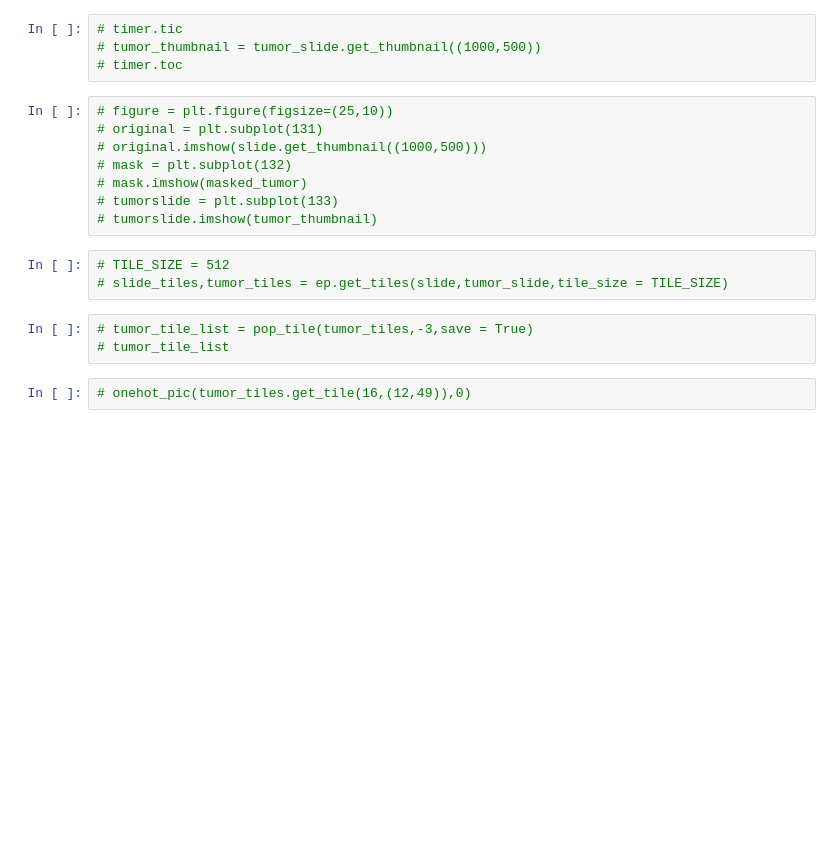
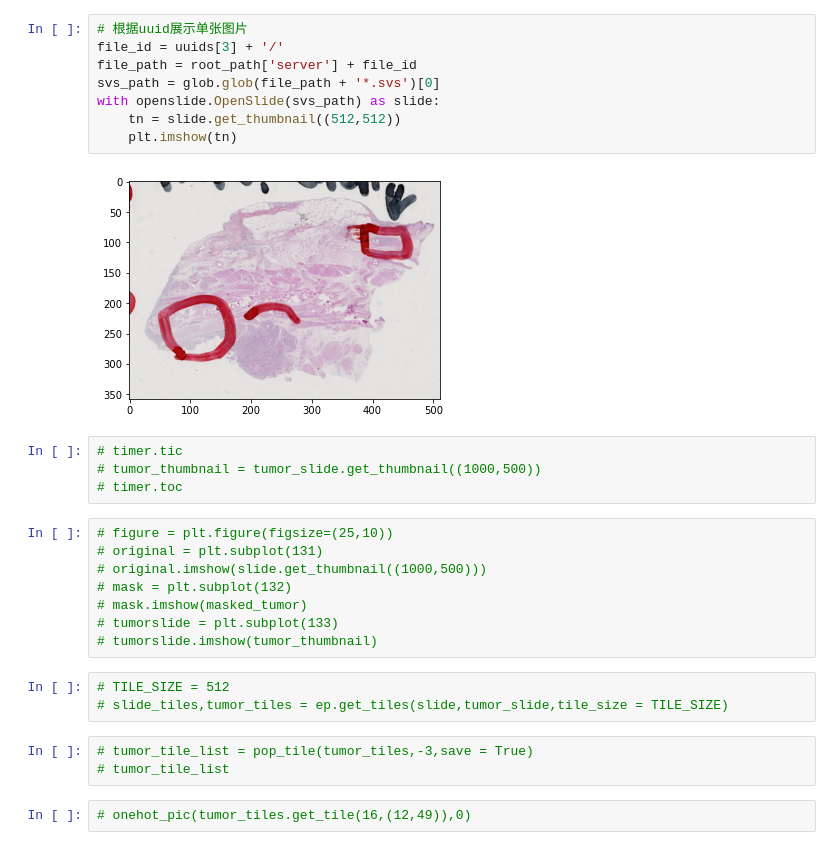
Before and after one commit to wangyh97/patho_AI, a Jupyter notebook: processing/patch_extraction_test.ipynb, the cells around one changed output. Drawn from its saved outputs; the diff is of its cells as text; blank space fills up the shorter version.

```diff
--- a/processing/patch_extraction_test.ipynb
+++ b/processing/patch_extraction_test.ipynb
@@ -108,3 +176,13 @@ print(timer.toc())
+# %%
+# 根据uuid展示单张图片
+file_id = uuids[3] + '/'
+file_path = root_path['server'] + file_id
+svs_path = glob.glob(file_path + '*.svs')[0]
+with openslide.OpenSlide(svs_path) as slide:
+    tn = slide.get_thumbnail((512,512))
+    plt.imshow(tn)
+# %% [output]
+[figure, added]
 # %%
 # timer.tic
 # tumor_thumbnail = tumor_slide.get_thumbnail((1000,500))
```
Also changed, not shown: parts of 18 cells of this notebook, 5 other files.
